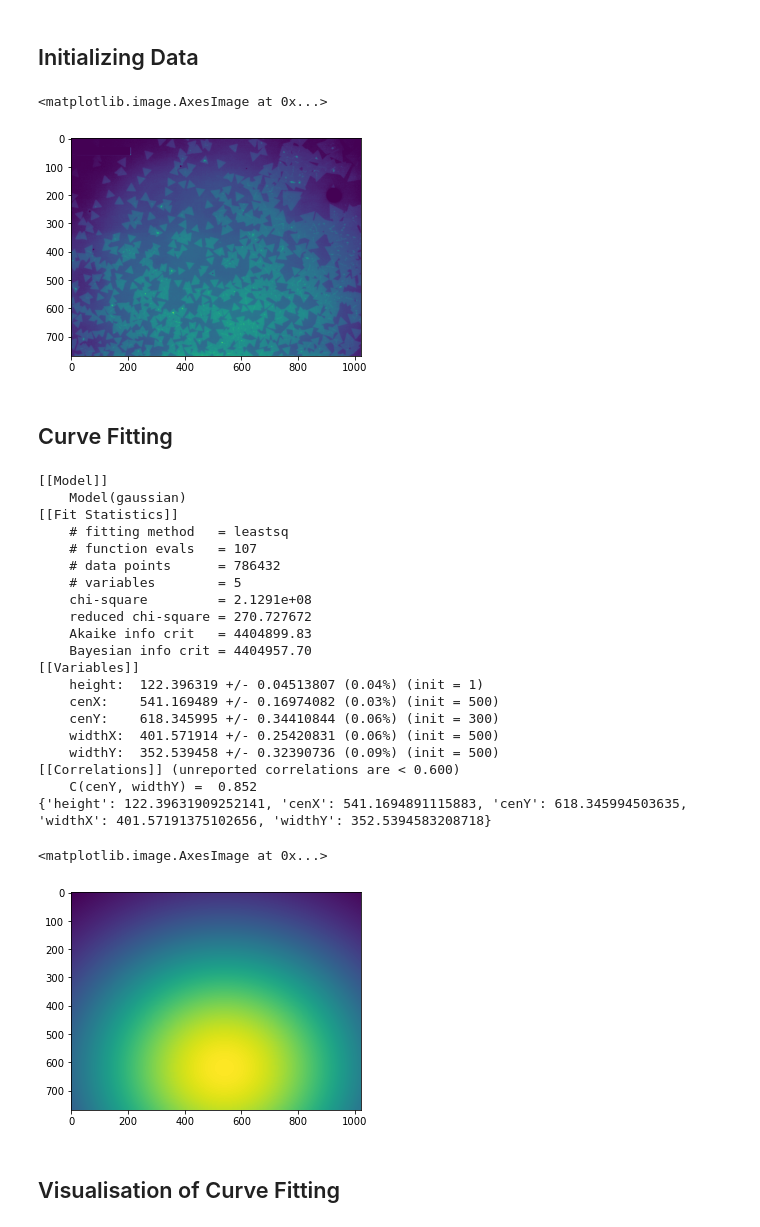
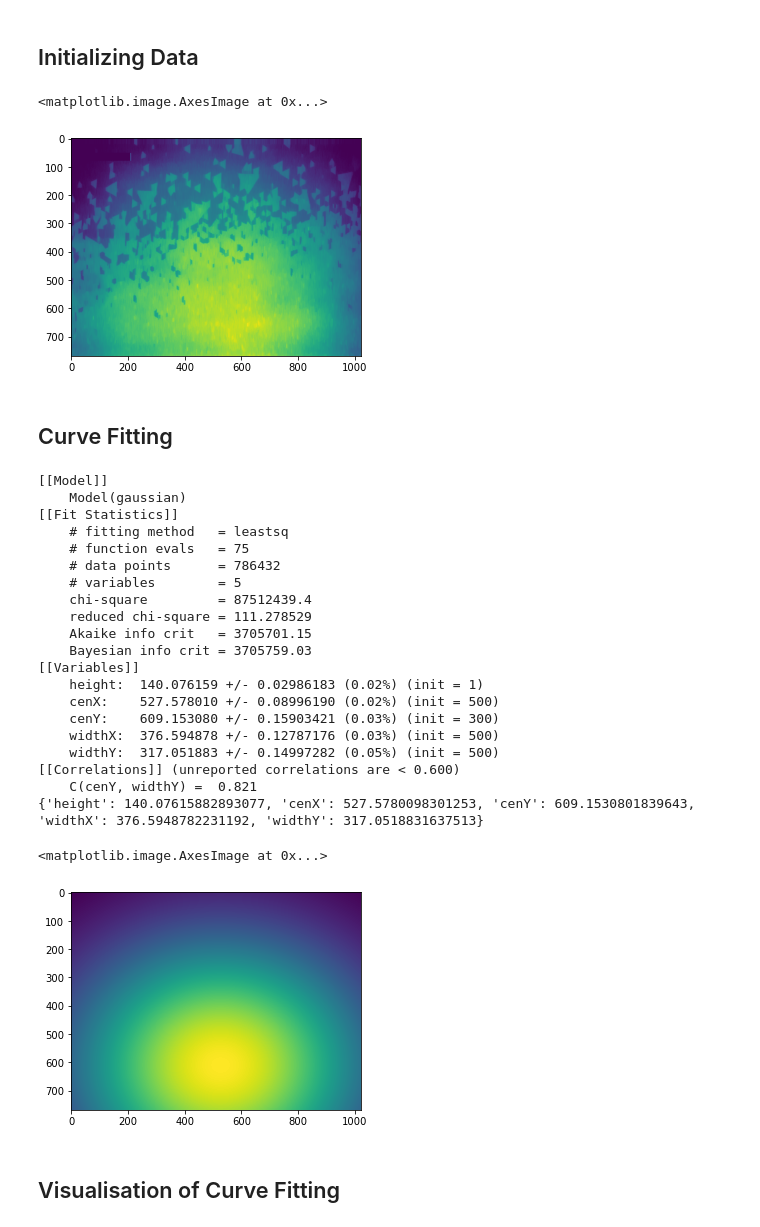
Before and after one commit to Bacenl/Adaptive-Thresholding, a Jupyter notebook: Code.ipynb, the cells around one changed output. Saved outputs shown, nothing was run; the diff lists cells and outputs as text; code cells hidden in the pictures.

```diff
--- a/Code.ipynb
+++ b/Code.ipynb
@@ -40,11 +40,17 @@ def grayscale(img):
     copy = img.copy()
     gray = cv2.cvtColor(copy, cv2.COLOR_BGR2GRAY)
     return gray
+# %%
+# Open and Close morph
+def morph(img, openIter = 10, closeIter = 10):
+    clean = cv2.morphologyEx(img, cv2.MORPH_OPEN, (5,5), iterations=openIter)
+    clean = cv2.morphologyEx(clean, cv2.MORPH_CLOSE, (5,5), iterations=closeIter)
+    return clean
 # %% [markdown]
 # Image Processing
 # %%
 # setting up
-img = getImage("img3.png")
+img = getImage("img2.png")
 
 # finding area to mask off
 showImage(img[32:60,20:210,:], "To remove")
@@ -56,5 +62,6 @@ masked_img = cv2.bitwise_and(img,img,mask = mask)
 showImage(masked_img, "Masked Image")
 
 gray = grayscale(masked_img)
+print(type(gray))
 # %% [output]
 [figure]
@@ -99,31 +107,33 @@ def gaussian(coordinates, height ,cenX, cenY, widthX, widthY):
 ## Initializing Data
 # %%
 # initializing data arrays
-width = len(gray[0])
-height = len(gray[:,0])
+morphedGray = morph(gray)
+width = len(morphedGray[0])
+height = len(morphedGray[:,0])
 
 data = np.empty((width*height,3))
 
 #widthArray = np.linspace(-width/2 , width/2, width)
 #heightArray = np.linspace(-height/2 , height/2, height)
 
-widthArray = np.arange(len(gray[0]))
-heightArray = np.arange(len(gray[:,0]))
+widthArray = np.arange(len(morphedGray[0]))
+heightArray = np.arange(len(morphedGray[:,0]))
 
 xx, yy = np.meshgrid(widthArray,heightArray)
 
 data[:,0] = xx.flatten()
 data[:,1] = yy.flatten()
-data[:,2] = gray[:,:].flatten()
+data[:,2] = morphedGray[:,:].flatten()
 
-plt.imshow(data[:, 2].reshape(height,width))
+originalImageArray = data[:,2].reshape(height,width)
+plt.imshow(originalImageArray)
 # %% [output]
 <matplotlib.image.AxesImage at 0x...>
-[figure, old version]
+[figure, new version]
 # %% [markdown]
 ## Curve Fitting
 # %%
-defaultHeight = 10
+defaultHeight = 100
 defaultCenX = 500
 defaultCenY = 300
 defaultWidthX = 500
@@ -140,28 +150,29 @@ params = model.make_params()
 result = model.fit(data[:, 2], coordinates=data[:, 0:2], params=params)
 print(result.fit_report(min_correl=0.60))
 print(result.best_values)
-plt.imshow(result.best_fit.reshape(height,width))
+fittedArray = result.best_fit.reshape(height,width)
+plt.imshow(fittedArray)
 # %% [output]
 [[Model]]
     Model(gaussian)
 [[Fit Statistics]]
     # fitting method   = leastsq
-    # function evals   = 107
+    # function evals   = 75
     # data points      = 786432
     # variables        = 5
-    chi-square         = 2.1291e+08
-    reduced chi-square = 270.727672
-    Akaike info crit   = 4404899.83
-    Bayesian info crit = 4404957.70
+    chi-square         = 87512439.4
+    reduced chi-square = 111.278529
+    Akaike info crit   = 3705701.15
+    Bayesian info crit = 3705759.03
 [[Variables]]
-    height:  122.396319 +/- 0.04513807 (0.04%) (init = 1)
-    cenX:    541.169489 +/- 0.16974082 (0.03%) (init = 500)
-    cenY:    618.345995 +/- 0.34410844 (0.06%) (init = 300)
-    widthX:  401.571914 +/- 0.25420831 (0.06%) (init = 500)
-    widthY:  352.539458 +/- 0.32390736 (0.09%) (init = 500)
+    height:  140.076159 +/- 0.02986183 (0.02%) (init = 1)
+    cenX:    527.578010 +/- 0.08996190 (0.02%) (init = 500)
+    cenY:    609.153080 +/- 0.15903421 (0.03%) (init = 300)
+    widthX:  376.594878 +/- 0.12787176 (0.03%) (init = 500)
+    widthY:  317.051883 +/- 0.14997282 (0.05%) (init = 500)
 [[Correlations]] (unreported correlations are < 0.600)
-    C(cenY, widthY) =  0.852
-{'height': 122.39631909252141, 'cenX': 541.1694891115883, 'cenY': 618.345994503635, 'widthX': 401.57191375102656, 'widthY': 352.5394583208718}
+    C(cenY, widthY) =  0.821
+{'height': 140.07615882893077, 'cenX': 527.5780098301253, 'cenY': 609.1530801839643, 'widthX': 376.5948782231192, 'widthY': 317.0518831637513}
 <matplotlib.image.AxesImage at 0x...>
 [figure]
 # %% [markdown]
```
Also changed, not shown: parts of 22 cells of this notebook.
